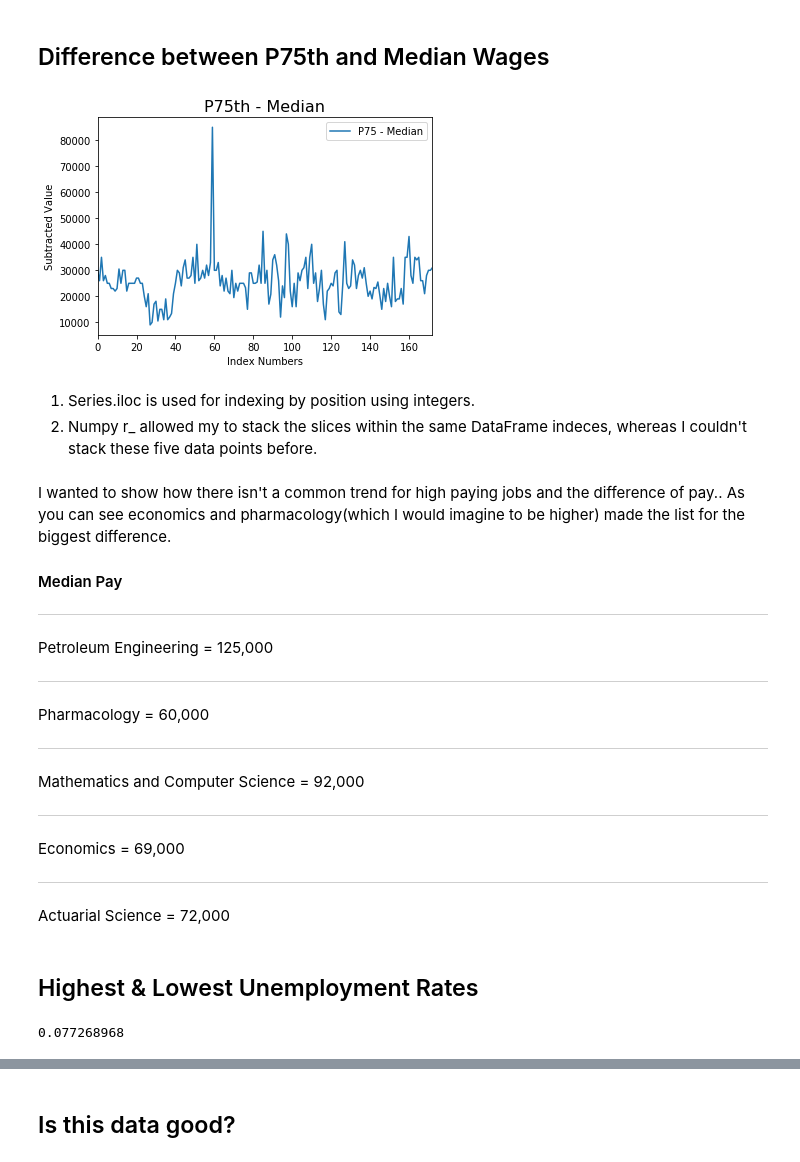
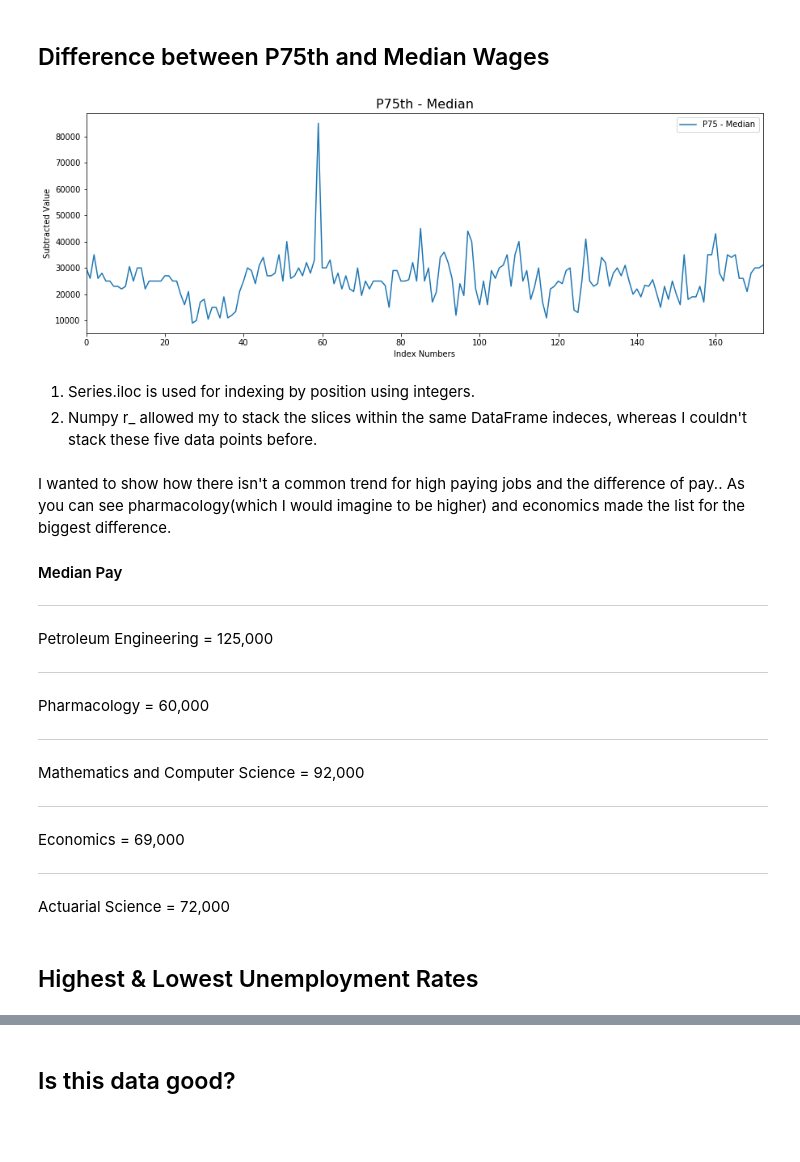
Before and after one commit to michaeltait3/College-Majors-Report, a Jupyter notebook: report.ipynb, the cells around one changed output, grey strips where cells are left out. Saved outputs shown, nothing was run; the diff lists cells and outputs as text; code cells hidden in the pictures; blank space fills up the shorter version.

```diff
--- a/report.ipynb
+++ b/report.ipynb
@@ -122,17 +109,17 @@ pd.DataFrame(major_data[(major_data['Total'] < 7500)]['Major'])
 # %%
 df1 = major_data['P75th']
 df2 = major_data['Median']
 major_data['P75 - Median'] = df1 - df2
-major_data[['Major', 'P75 - Median']].plot()
+major_data[['Major', 'P75 - Median']].plot(figsize=(15,5))
 major_data[['Major', 'P75 - Median']].iloc[pd.np.r_[59:60, 85:86, 97:98, 127:128, 160:161]]
 plt.title('P75th - Median', fontsize=16), plt.xlabel('Index Numbers'), plt.ylabel('Subtracted Value');
 # %% [output]
-[figure, old version]
+[figure, new version]
 # %% [markdown]
 1. Series.iloc is used for indexing by position using integers.
 2. Numpy r_ allowed my to stack the slices within the same DataFrame indeces, whereas I couldn't stack these five data points before.
 # %% [markdown]
-I wanted to show how there isn't a common trend for high paying jobs and the difference of pay.. As you can see economics and pharmacology(which I would imagine to be higher) made the list for the biggest difference.
+I wanted to show how there isn't a common trend for high paying jobs and the difference of pay.. As you can see pharmacology(which I would imagine to be higher) and economics made the list for the biggest difference.
 #### Median Pay
 ***
 Petroleum Engineering = 125,000
@@ -146,7 +133,3 @@ Economics = 69,000
 Actuarial Science = 72,000
 # %% [markdown]
 ## Highest & Lowest Unemployment Rates
-# %%
-major_data[major_data['Major_category'] == 'Interdisciplinary']['Unemployment_rate'].mean()
-# %% [output]
-0.077268968
```
Also changed, not shown: parts of 12 cells of this notebook, 2 other files.
